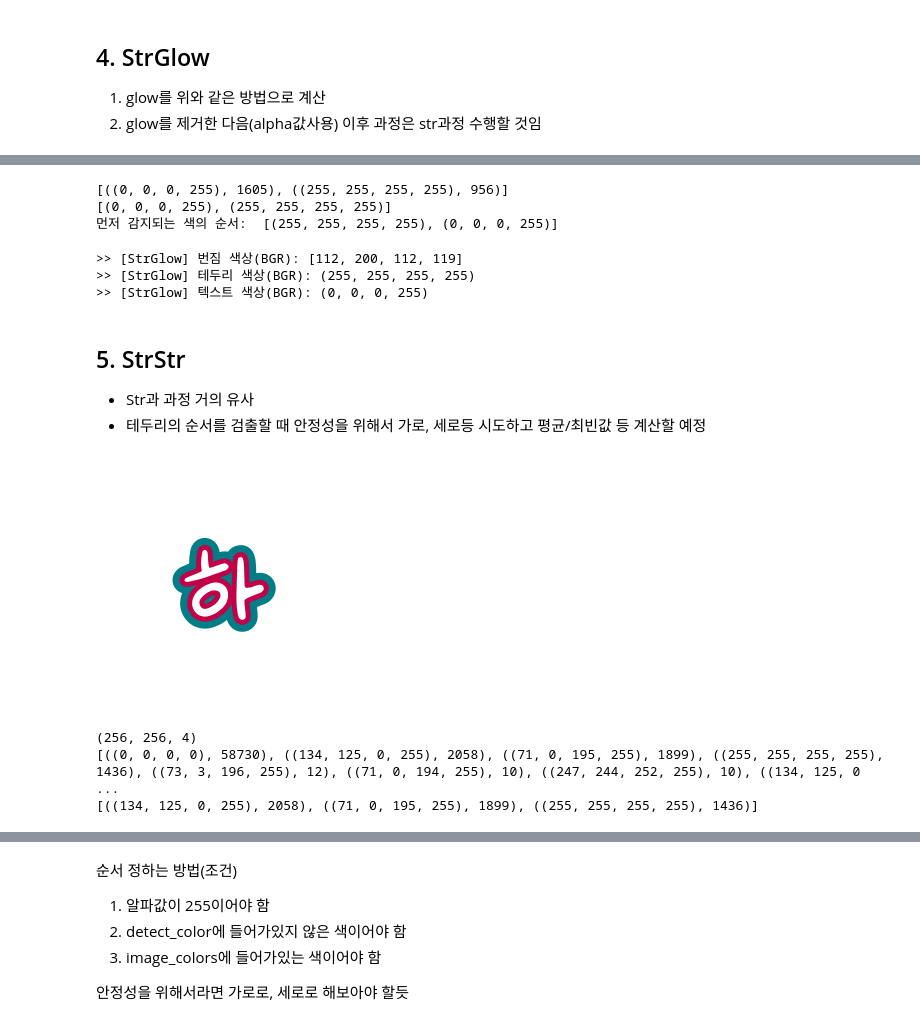
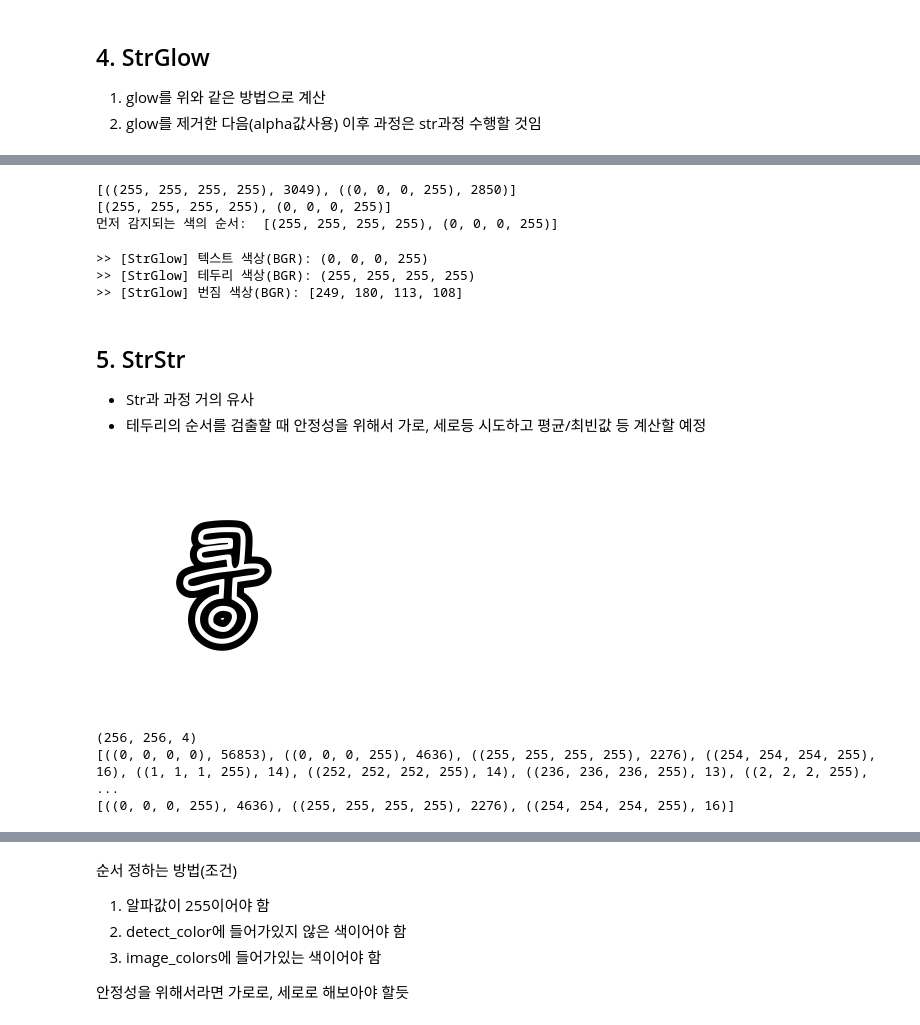
Before and after one commit to min02choi/Style-Color-Detect, a Jupyter notebook: color_detect.ipynb, the cells around one changed output, grey strips where cells are left out. Cells and saved outputs as stored; diff of their text form; code cells hidden in the pictures.

Commit message:
[Feat] 전체적인 코드 확인 및 수정 Glow, Strstr 동일한 색이 주어진 경우 수정 필요

```diff
--- a/color_detect.ipynb
+++ b/color_detect.ipynb
@@ -392,7 +385,7 @@ print("[Str] 테두리 색상(BGR):", image_colors[1])
 # %%
 # 색의 순서 파악
 
-half_height = image.shape[1] // 2
+half_height = image.shape[0] // 2
 print(image_colors)
 
 new_image_colors = []
@@ -402,8 +395,9 @@ for i in range(len(image_colors)):
 print(new_image_colors)
 
 detect_color = []
-for i in range(image.shape[0]):
-  pixel = tuple(image[i][half_height])
+for i in range(image.shape[1]):
+  pixel = tuple(image[half_height][i])
+  # print(pixel)
 
   if pixel[3] == 255:
     if pixel in new_image_colors:
@@ -434,7 +428,7 @@ print(">> [Str] 텍스트 색: ", detect_color[1])
 # glow
 
 # 이미지를 BGR 형식으로 읽어오기
-image = cv2.imread('온글잎 메리마체_하_107_glow.png', cv2.IMREAD_UNCHANGED)
+image = cv2.imread('온글잎 효임_긁적_118_glow.png', cv2.IMREAD_UNCHANGED)
 
 cv2_imshow(image)
 
@@ -602,7 +596,10 @@ print(detect_color)
 # %%
 # strglow
 
-image = cv2.imread('온글잎 메리마체_하_105_strglow.png', cv2.IMREAD_UNCHANGED)
+# IMAGE_PATH = 'output.png'
+IMAGE_PATH = '온글잎 나는주연_띠링_106_strglow.png'
+
+image = cv2.imread(IMAGE_PATH, cv2.IMREAD_UNCHANGED)
 
 cv2_imshow(image)
 
@@ -709,27 +706,28 @@ for i in range(len(image_colors)):
 print(new_image_colors)
 
 detect_color = []
-for i in range(image.shape[0]):
-  pixel = tuple(image[i][half_height])
+for i in range(image.shape[1]):
+  pixel = tuple(image[half_height][i])
 
   if pixel[3] == 255:
+  # if pixel[3] != 0:
     if pixel in new_image_colors:
       if pixel not in detect_color:
         detect_color.append(pixel)
 
 print("먼저 감지되는 색의 순서: ", detect_color)
 # %% [output]
-[((0, 0, 0, 255), 1605), ((255, 255, 255, 255), 956)]
-[(0, 0, 0, 255), (255, 255, 255, 255)]
+[((255, 255, 255, 255), 3049), ((0, 0, 0, 255), 2850)]
+[(255, 255, 255, 255), (0, 0, 0, 255)]
 먼저 감지되는 색의 순서:  [(255, 255, 255, 255), (0, 0, 0, 255)]
 # %%
+print(">> [StrGlow] 텍스트 색상(BGR):", detect_color[1])
+print(">> [StrGlow] 테두리 색상(BGR):", detect_color[0])
 print(">> [StrGlow] 번짐 색상(BGR):", avg_color)
-print(">> [StrGlow] 테두리 색상(BGR):", detect_color[0])
-print(">> [StrGlow] 텍스트 색상(BGR):", detect_color[1])
 # %% [output]
->> [StrGlow] 번짐 색상(BGR): [112, 200, 112, 119]
+>> [StrGlow] 텍스트 색상(BGR): (0, 0, 0, 255)
 >> [StrGlow] 테두리 색상(BGR): (255, 255, 255, 255)
->> [StrGlow] 텍스트 색상(BGR): (0, 0, 0, 255)
+>> [StrGlow] 번짐 색상(BGR): [249, 180, 113, 108]
 # %% [markdown]
 ## 5. StrStr
 * Str과 과정 거의 유사
@@ -738,42 +736,42 @@ print(">> [StrGlow] 텍스트 색상(BGR):", detect_color[1])
 # strstr
 
 # 이미지를 BGR 형식으로 읽어오기
-image = cv2.imread('온글잎 메리마체_하_100_strstr.png', cv2.IMREAD_UNCHANGED)
+image = cv2.imread('온글잎 나의둥글이체_쿵_125_strstr.png', cv2.IMREAD_UNCHANGED)
 
 cv2_imshow(image)
 
 hist = []
 print(image.shape)
 # print(image.size / 3)
 
 # 각 픽셀의 화소값
 for i in range(image.shape[0]):
   for j in range(image.shape[1]):
     hist.append(tuple(image[i, j]))
 
 # 픽셀 색상별 등장 횟수 계산
 color_counts = {}
 for color in hist:
     if color in color_counts:
         color_counts[color] += 1
     else:
         color_counts[color] = 1
 
 sorted_colors = sorted(color_counts.items(), key=lambda x: x[1], reverse=True)
 print(sorted_colors)
 
 
 image_colors = sorted_colors[1:4]
 print(image_colors)
 
 # # 결과 출력 - 임시
 # print("텍스트 색상(BGR):", sorted_colors[1])
 # print("테두리 색상(BGR):", sorted_colors[2])
 # %% [output]
-[figure, old version]
+[figure, new version]
 (256, 256, 4)
-[((0, 0, 0, 0), 58730), ((134, 125, 0, 255), 2058), ((71, 0, 195, 255), 1899), ((255, 255, 255, 255), 1436), ((73, 3, 196, 255), 12), ((71, 0, 194, 255), 10), ((247, 244, 252, 255), 10), ((134, 125, 0 ...
-[((134, 125, 0, 255), 2058), ((71, 0, 195, 255), 1899), ((255, 255, 255, 255), 1436)]
+[((0, 0, 0, 0), 56853), ((0, 0, 0, 255), 4636), ((255, 255, 255, 255), 2276), ((254, 254, 254, 255), 16), ((1, 1, 1, 255), 14), ((252, 252, 252, 255), 14), ((236, 236, 236, 255), 13), ((2, 2, 2, 255), ...
+[((0, 0, 0, 255), 4636), ((255, 255, 255, 255), 2276), ((254, 254, 254, 255), 16)]
 # %%
 # 색의 순서 파악
 
```
Also changed, not shown: parts of 26 cells of this notebook.
